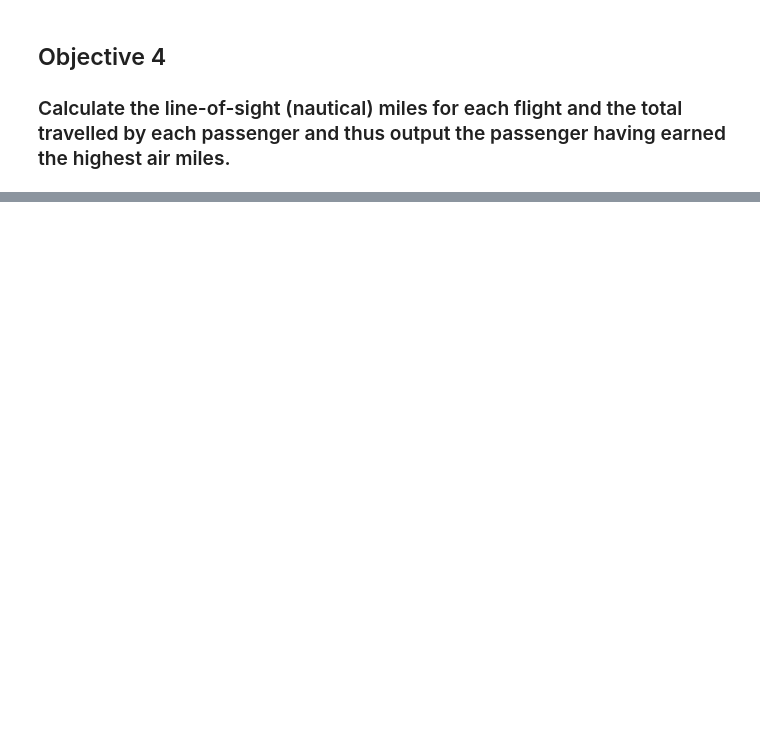
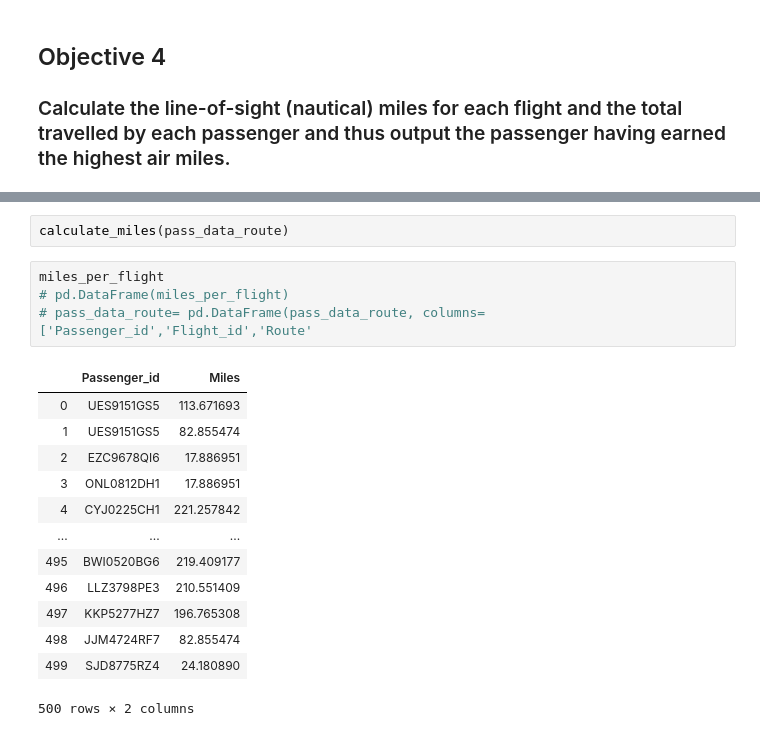
Before and after one commit to bloomfield-analysis/jk800839, a Jupyter notebook: CSMCC16 Flight Assignment JK800839.ipynb, the cells around one changed output, grey strips where cells are left out. Drawn from its saved outputs; the diff is of its cells as text; blank space fills up the shorter version.

```diff
--- a/CSMCC16 Flight Assignment JK800839.ipynb
+++ b/CSMCC16 Flight Assignment JK800839.ipynb
@@ -523,2 +458,22 @@ pass_mil_flight
+# %%
+calculate_miles(pass_data_route)
+# %%
+miles_per_flight
+# pd.DataFrame(miles_per_flight)
+# pass_data_route= pd.DataFrame(pass_data_route, columns=['Passenger_id','Flight_id','Route'
+# %% [output]
+|  | Passenger_id | Miles |
+| 0 | UES9151GS5 | 113.671693 |
+| 1 | UES9151GS5 | 82.855474 |
+| 2 | EZC9678QI6 | 17.886951 |
+| 3 | ONL0812DH1 | 17.886951 |
+| 4 | CYJ0225CH1 | 221.257842 |
+| ... | ... | ... |
+| 495 | BWI0520BG6 | 219.409177 |
+| 496 | LLZ3798PE3 | 210.551409 |
+| 497 | KKP5277HZ7 | 196.765308 |
+| 498 | JJM4724RF7 | 82.855474 |
+| 499 | SJD8775RZ4 | 24.180890 |
+500 rows × 2 columns
 # %%
 key2val2 = pd.DataFrame()
```
Also changed, not shown: parts of 109 cells of this notebook.
